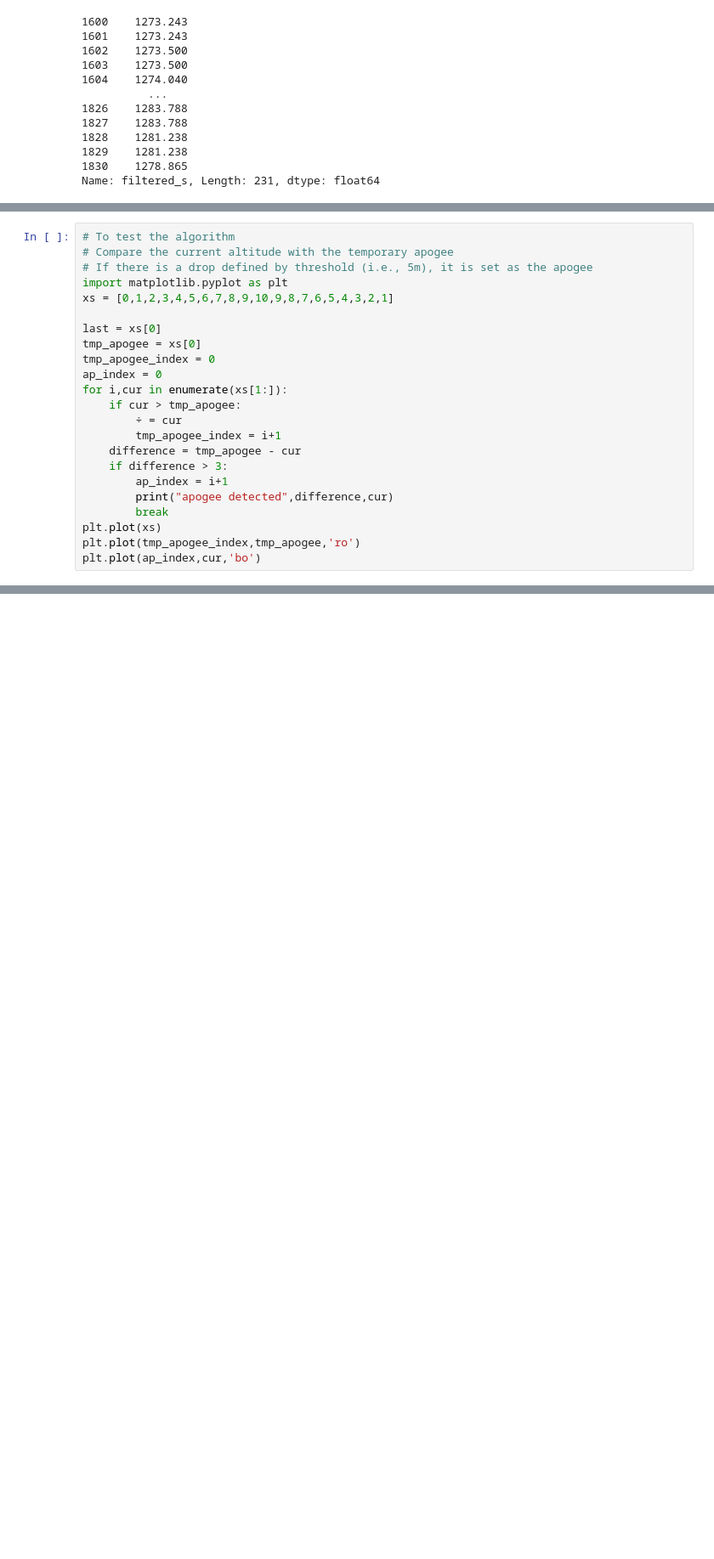
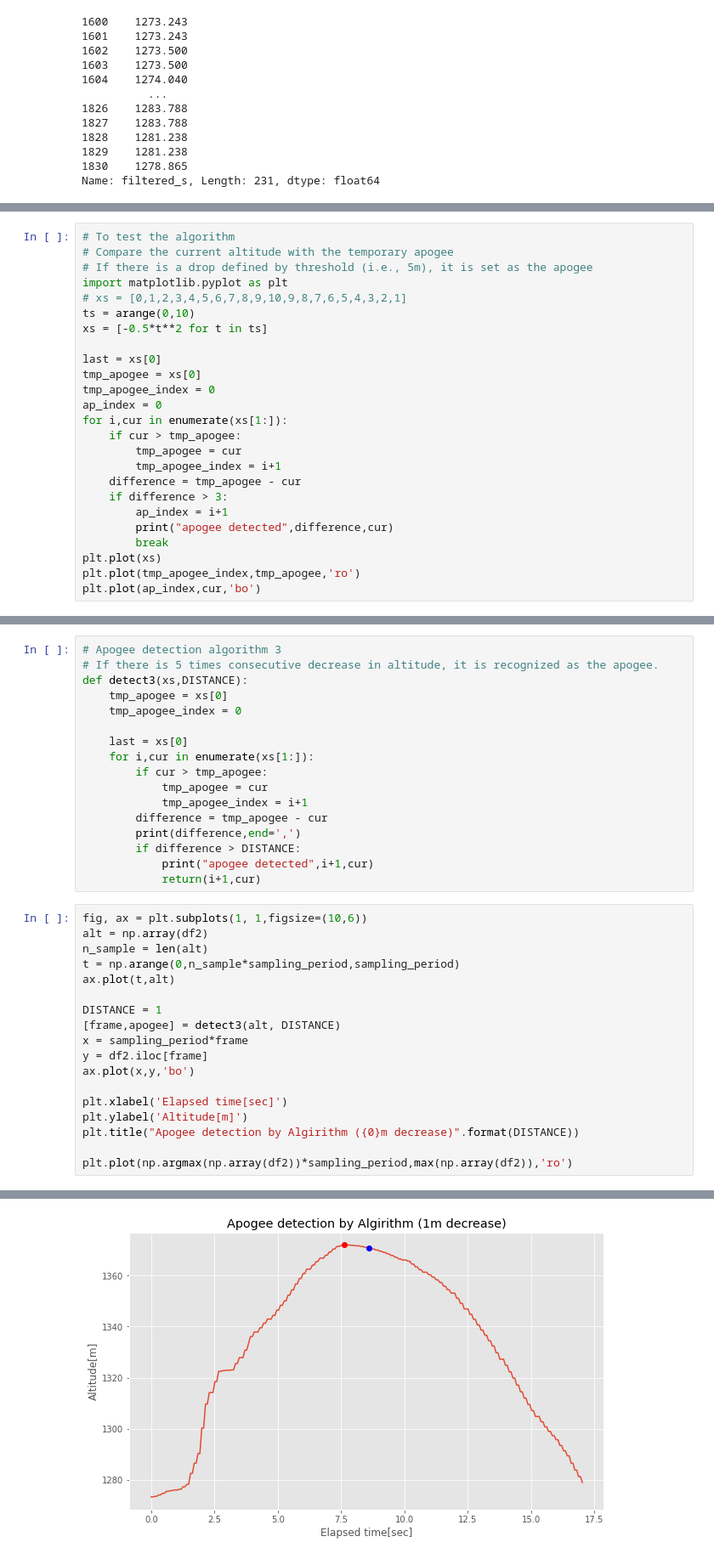
Before and after one commit to shohei/apogee-detection, a Jupyter notebook: N-3_rocket/(Filtered) Apogee_detection_logic_N3.ipynb, the cells around one changed output, grey strips where cells are left out. Shown at 85% size. Saved outputs shown, nothing was run; the diff lists cells and outputs as text; blank space fills up the shorter version.

```diff
--- a/N-3_rocket/(Filtered) Apogee_detection_logic_N3.ipynb
+++ b/N-3_rocket/(Filtered) Apogee_detection_logic_N3.ipynb
@@ -196,7 +202,9 @@ TypeError: cannot unpack non-iterable NoneType object
 # Compare the current altitude with the temporary apogee
 # If there is a drop defined by threshold (i.e., 5m), it is set as the apogee
 import matplotlib.pyplot as plt
-xs = [0,1,2,3,4,5,6,7,8,9,10,9,8,7,6,5,4,3,2,1]
+# xs = [0,1,2,3,4,5,6,7,8,9,10,9,8,7,6,5,4,3,2,1]
+ts = arange(0,10)
+xs = [-0.5*t**2 for t in ts]
 
 last = xs[0]
 tmp_apogee = xs[0]
@@ -204,7 +212,7 @@ tmp_apogee_index = 0
 ap_index = 0
 for i,cur in enumerate(xs[1:]):
     if cur > tmp_apogee:
-        ÷ = cur
+        tmp_apogee = cur
         tmp_apogee_index = i+1
     difference = tmp_apogee - cur
     if difference > 3:
@@ -220,0 +225,36 @@ apogee detected 4 6
+# %%
+# Apogee detection algorithm 3
+# If there is 5 times consecutive decrease in altitude, it is recognized as the apogee.
+def detect3(xs,DISTANCE):
+    tmp_apogee = xs[0]
+    tmp_apogee_index = 0
+
+    last = xs[0]
+    for i,cur in enumerate(xs[1:]):
+        if cur > tmp_apogee:
+            tmp_apogee = cur
+            tmp_apogee_index = i+1
+        difference = tmp_apogee - cur
+        print(difference,end=',')
+        if difference > DISTANCE:
+            print("apogee detected",i+1,cur)
+            return(i+1,cur)
+# %%
+fig, ax = plt.subplots(1, 1,figsize=(10,6))
+alt = np.array(df2)
+n_sample = len(alt)
+t = np.arange(0,n_sample*sampling_period,sampling_period)
+ax.plot(t,alt)
+
+DISTANCE = 1
+[frame,apogee] = detect3(alt, DISTANCE)
+x = sampling_period*frame
+y = df2.iloc[frame]
+ax.plot(x,y,'bo')
+
+plt.xlabel('Elapsed time[sec]')
+plt.ylabel('Altitude[m]')
+plt.title("Apogee detection by Algirithm ({0}m decrease)".format(DISTANCE))
+
+plt.plot(np.argmax(np.array(df2))*sampling_period,max(np.array(df2)),'ro')
+# %% [output]
@@ -220,0 +263 @@ apogee detected 4 6
+[figure, added]
```
Also changed, not shown: parts of 7 cells of this notebook, 1 other file.
